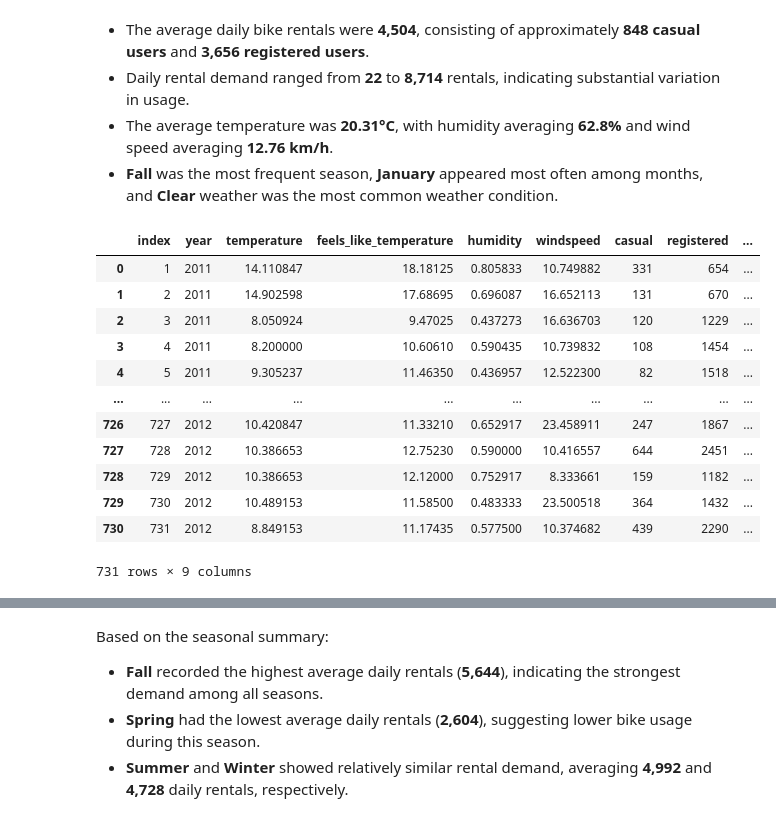
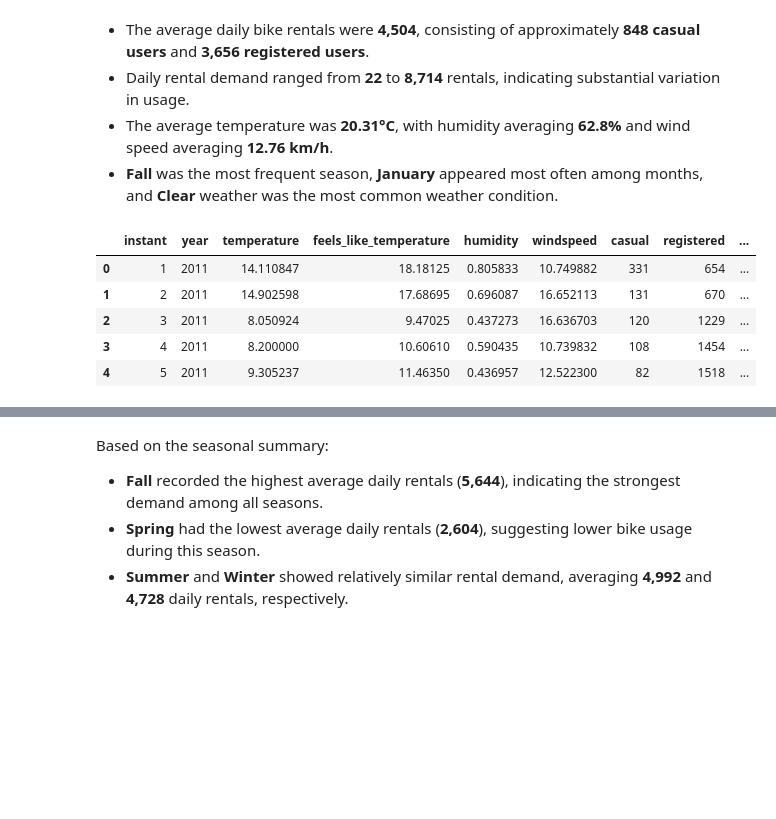
Before and after one commit to muchammadwr/bike-sharing-analytics, a Jupyter notebook: notebook.ipynb, the cells around one changed output, grey strips where cells are left out. Saved outputs shown, nothing was run; the diff lists cells and outputs as text; code cells hidden in the pictures; blank space fills up the shorter version.

```diff
--- a/notebook.ipynb
+++ b/notebook.ipynb
@@ -445,7 +460,7 @@ daily_df.rename(columns=daily_columns, inplace=True)
 daily_df["date"] = pd.to_datetime(daily_df["date"])
 # %%
 # Categorical season column
-season = {1: "springer", 2: "summer", 3: "fall", 4: "winter"}
+season = {1: "Springer", 2: "Summer", 3: "Fall", 4: "Winter"}
 
 daily_df["season"] = daily_df["season"].replace(season)
 # %%
@@ -552,23 +567,16 @@ Based on the descriptive statistics:
 # %%
 # numerical column values
 num = daily_df.select_dtypes(
     exclude=["object", "category", "datetime"]
 ).columns.tolist()
-daily_df[num]
+daily_df[num].head()
 # %% [output]
-|  | index | year | temperature | feels_like_temperature | humidity | windspeed | casual | registered | ... |
+|  | instant | year | temperature | feels_like_temperature | humidity | windspeed | casual | registered | ... |
 | 0 | 1 | 2011 | 14.110847 | 18.18125 | 0.805833 | 10.749882 | 331 | 654 | ... |
 | 1 | 2 | 2011 | 14.902598 | 17.68695 | 0.696087 | 16.652113 | 131 | 670 | ... |
 | 2 | 3 | 2011 | 8.050924 | 9.47025 | 0.437273 | 16.636703 | 120 | 1229 | ... |
 | 3 | 4 | 2011 | 8.200000 | 10.60610 | 0.590435 | 10.739832 | 108 | 1454 | ... |
 | 4 | 5 | 2011 | 9.305237 | 11.46350 | 0.436957 | 12.522300 | 82 | 1518 | ... |
-| ... | ... | ... | ... | ... | ... | ... | ... | ... | ... |
-| 726 | 727 | 2012 | 10.420847 | 11.33210 | 0.652917 | 23.458911 | 247 | 1867 | ... |
-| 727 | 728 | 2012 | 10.386653 | 12.75230 | 0.590000 | 10.416557 | 644 | 2451 | ... |
-| 728 | 729 | 2012 | 10.386653 | 12.12000 | 0.752917 | 8.333661 | 159 | 1182 | ... |
-| 729 | 730 | 2012 | 10.489153 | 11.58500 | 0.483333 | 23.500518 | 364 | 1432 | ... |
-| 730 | 731 | 2012 | 8.849153 | 11.17435 | 0.577500 | 10.374682 | 439 | 2290 | ... |
-731 rows × 9 columns
 # %%
 # datetype column values
 num = daily_df.select_dtypes(include=["datetime"]).columns.tolist()
```
Also changed, not shown: parts of 86 cells of this notebook, 1 other file.
